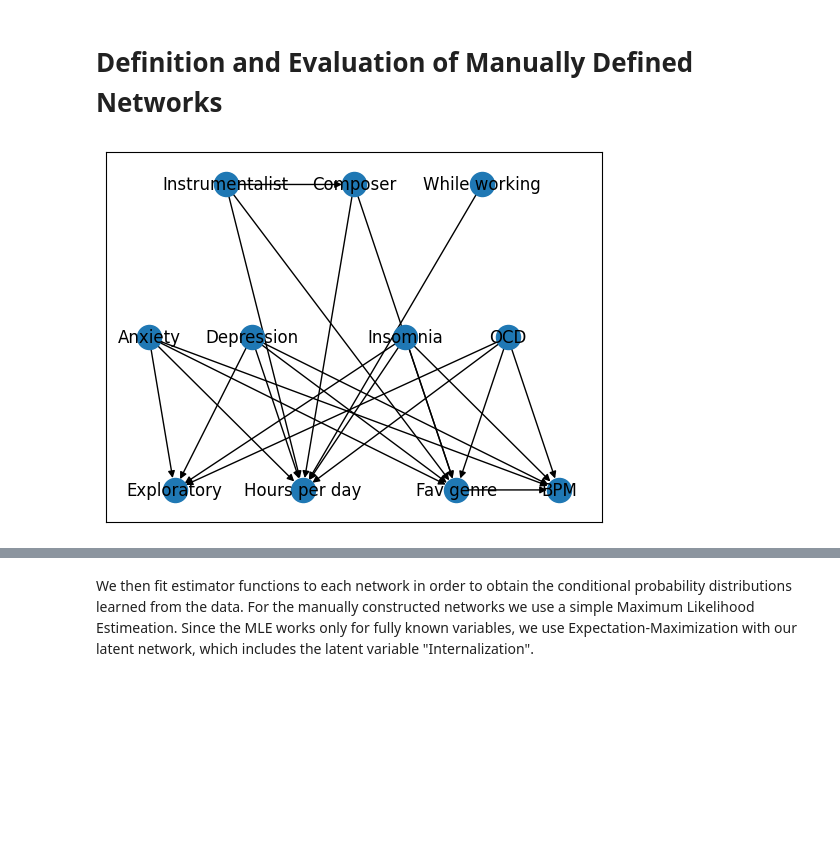
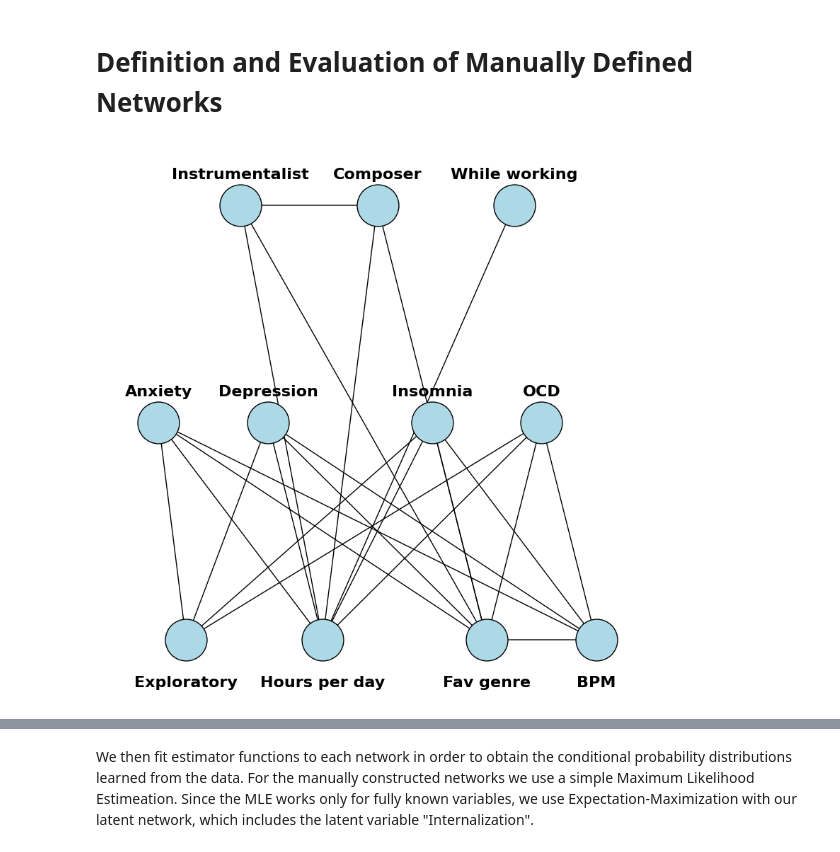
Before and after one commit to KonstantinKanchev/Music-Taste-and-Mental-Health, a Jupyter notebook: networks.ipynb, the cells around one changed output, grey strips where cells are left out. Cells and saved outputs as stored; diff of their text form; code cells hidden in the pictures; blank space fills up the shorter version.

Commit message:
formatting, changed mental health to internalization, clearer more readable NetworkX plots, minor edits

```diff
--- a/networks.ipynb
+++ b/networks.ipynb
@@ -101,7 +98,7 @@ genre_causes = [
     ('Fav genre', 'BPM')
 ]
 
-mental_health_influences_taste = [
+internalization_influences_taste = [
     ('Anxiety', 'Fav genre'),
     ('Anxiety', 'BPM'),
     ('Anxiety', 'Hours per day'),
@@ -121,7 +118,7 @@ mental_health_influences_taste = [
 ] + personal_causes + genre_causes
 
 
-taste_influences_mental_health = [
+taste_influences_internalization = [
     ('Fav genre', 'Anxiety'),
     ('BPM', 'Anxiety'),
     ('Hours per day', 'Anxiety'),
@@ -140,27 +137,59 @@ taste_influences_mental_health = [
     ('Exploratory', 'OCD')
 ] + personal_causes + genre_causes
 # %%
-BN_MHIT = DiscreteBayesianNetwork(mental_health_influences_taste)
-BN_TIMH = DiscreteBayesianNetwork(taste_influences_mental_health)
+BN_IIT = DiscreteBayesianNetwork(internalization_influences_taste)
+BN_TII = DiscreteBayesianNetwork(taste_influences_internalization)
 # %%
 G = nx.DiGraph()
-G.add_edges_from(BN_MHIT.edges())
+G.add_edges_from(BN_IIT.edges())
+
 pos = {
-        'Instrumentalist': [0.25, 0],
-        'Composer': [0.5, 0],
-        'While working': [0.75, 0],
-        'Anxiety': [0.1, -0.5],
-        'Depression': [0.3, -0.5],
-        'Insomnia': [0.6, -0.5],
-        'OCD': [0.8, -0.5],
-        'Exploratory': [0.15, -1],
-        'Hours per day': [0.4, -1],
-        'Fav genre': [0.7, -1],
-        'BPM': [0.9, -1]
+    'Instrumentalist': [0.25, 0],
+    'Composer': [0.5, 0],
+    'While working': [0.75, 0],
+    'Anxiety': [0.1, -0.5],
+    'Depression': [0.3, -0.5],
+    'Insomnia': [0.6, -0.5],
+    'OCD': [0.8, -0.5],
+    'Exploratory': [0.15, -1],
+    'Hours per day': [0.4, -1],
+    'Fav genre': [0.7, -1],
+    'BPM': [0.9, -1]
 }
-# plt.subplots(1, 1, figsize=(12, 12))
-nx.draw_networkx(G, pos=pos)
+
+plt.figure(figsize=(10, 10))
+plt.margins(0.07)
+
+# Light-blue nodes
+nx.draw_networkx_nodes(
+    G, pos,
+    node_color="#add8e6",
+    edgecolors="black",
+    node_size=1800
+)
+
+# Edges
+nx.draw_networkx_edges(G, pos, arrows=True)
+
+# ---- Split label positions ----
+top_labels = {n: (x, y + 0.07) for n, (x, y) in pos.items() if y >= -0.5}
+middle_labels = {n: (x, y + 0.07) for n, (x, y) in pos.items() if y == -0.5}
+bottom_labels = {n: (x, y - 0.10) for n, (x, y) in pos.items() if y == -1}
+
+# Combine them
+label_pos = {**top_labels, **middle_labels, **bottom_labels}
+
+# Draw labels
+nx.draw_networkx_labels(
+    G,
+    label_pos,
+    font_size=16,
+    font_weight="bold"
+)
+
+plt.axis("off")
+plt.show()
 # %% [output]
-[figure, old version]
+[figure, new version]
 # %%
 G = nx.DiGraph()
```
Also changed, not shown: parts of 19 cells of this notebook, 9 other files.
